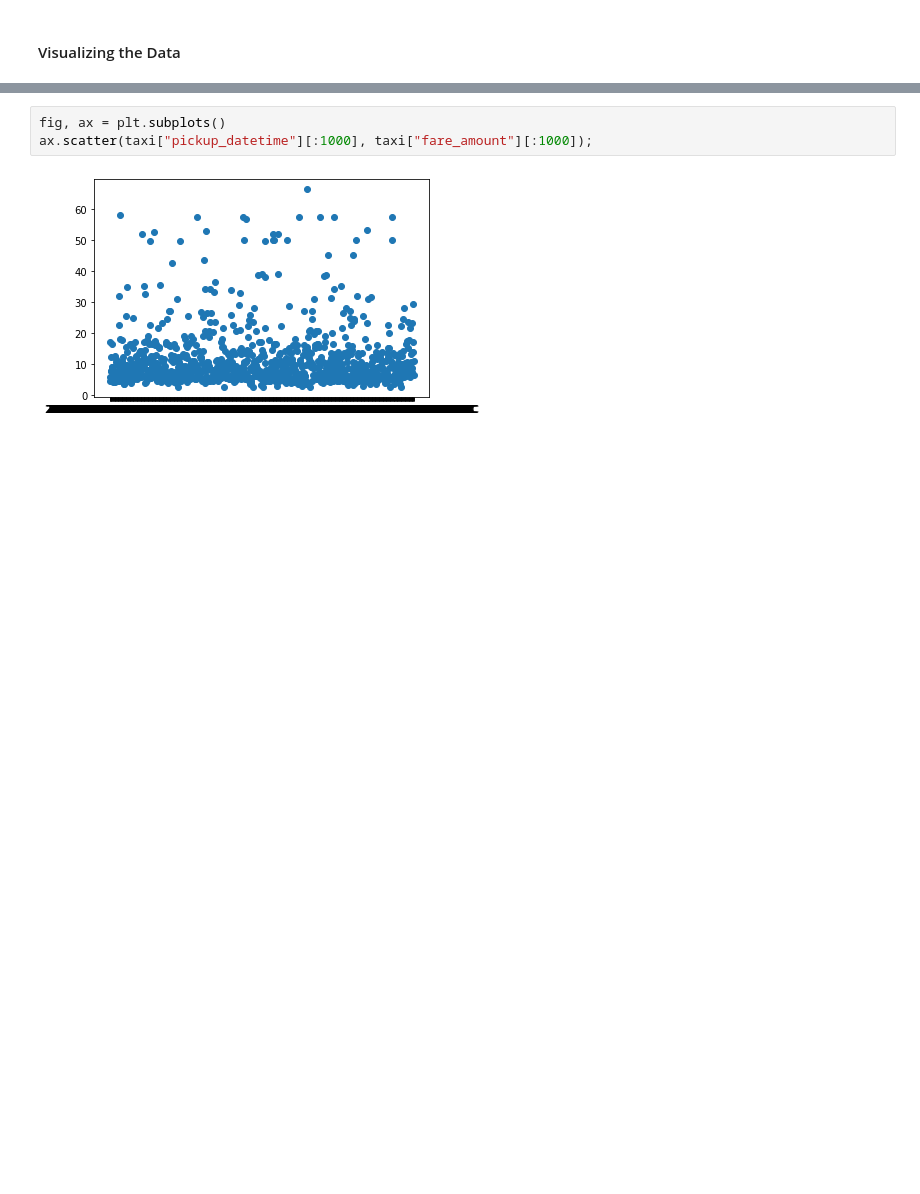
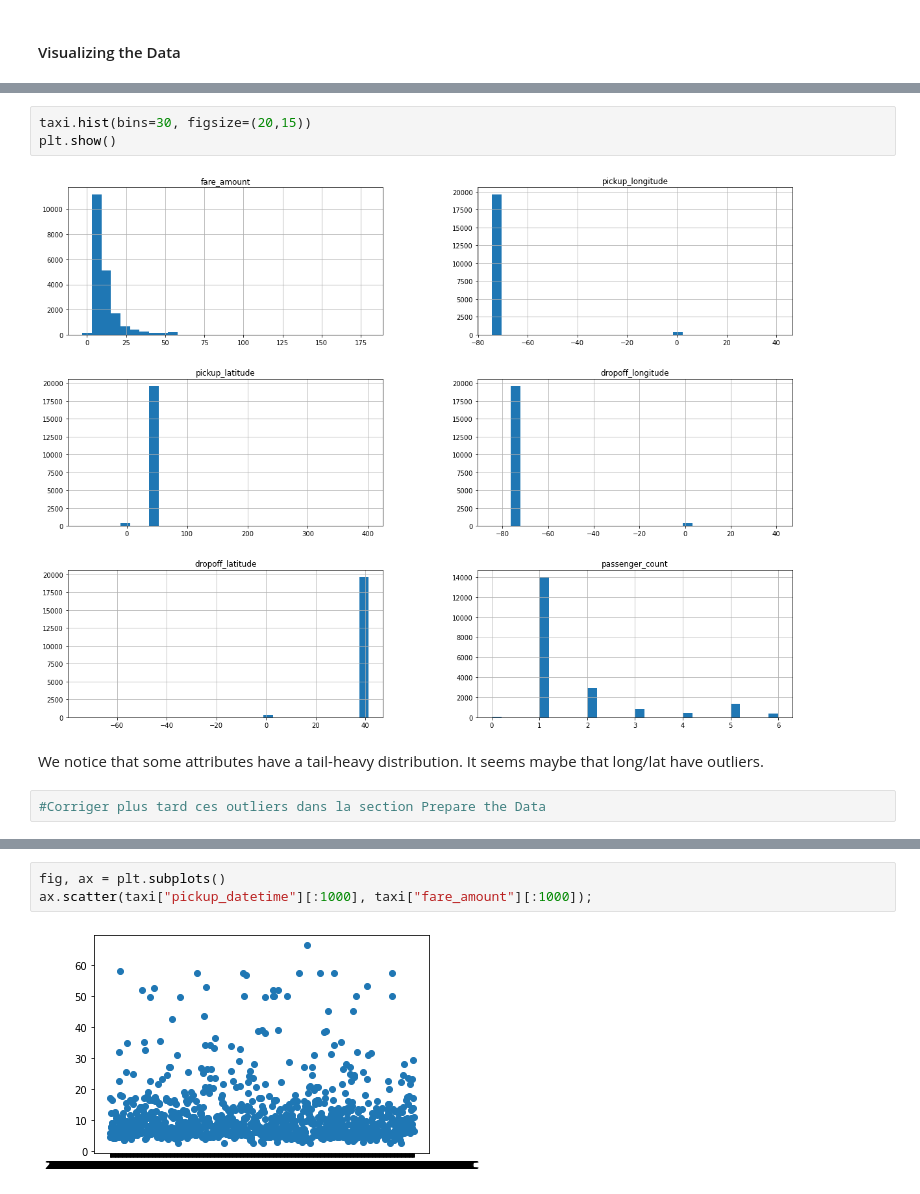
Before and after one commit to orlanehz/data-science-projects, a Jupyter notebook: 01-first-kaggle-project.ipynb, the cells around one changed output, grey strips where cells are left out. Drawn from its saved outputs; the diff is of its cells as text; blank space fills up the shorter version.

```diff
--- a/01-first-kaggle-project.ipynb
+++ b/01-first-kaggle-project.ipynb
@@ -171,0 +177,9 @@ Name: pickup_datetime, dtype: object
+# %%
+taxi.hist(bins=30, figsize=(20,15))
+plt.show()
+# %% [output]
+[figure, added]
+# %% [markdown]
+We notice that some attributes have a tail-heavy distribution. It seems maybe that long/lat have outliers.
+# %%
+#Corriger plus tard ces outliers dans la section Prepare the Data
```
Also changed, not shown: parts of 119 cells of this notebook.
